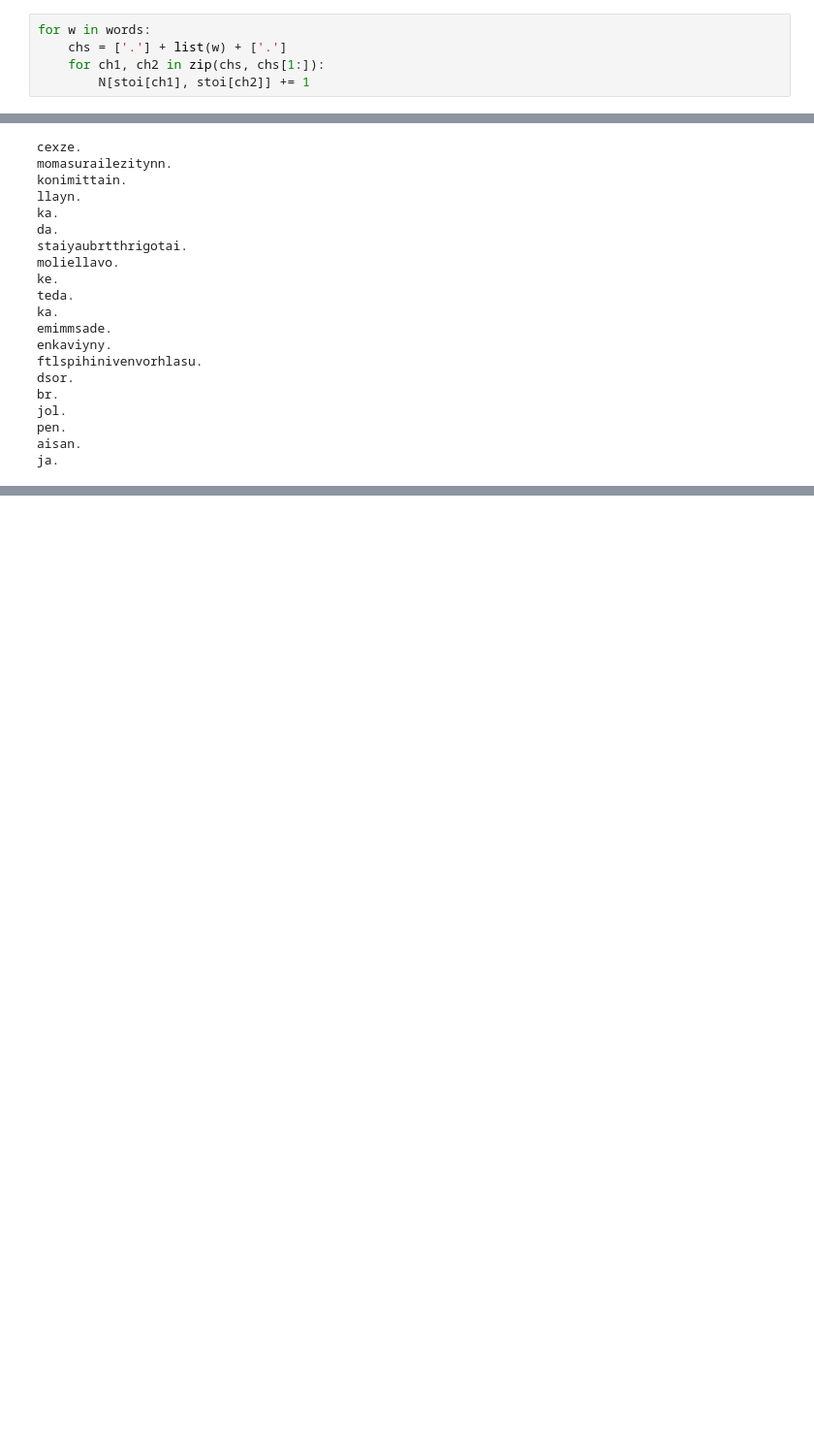
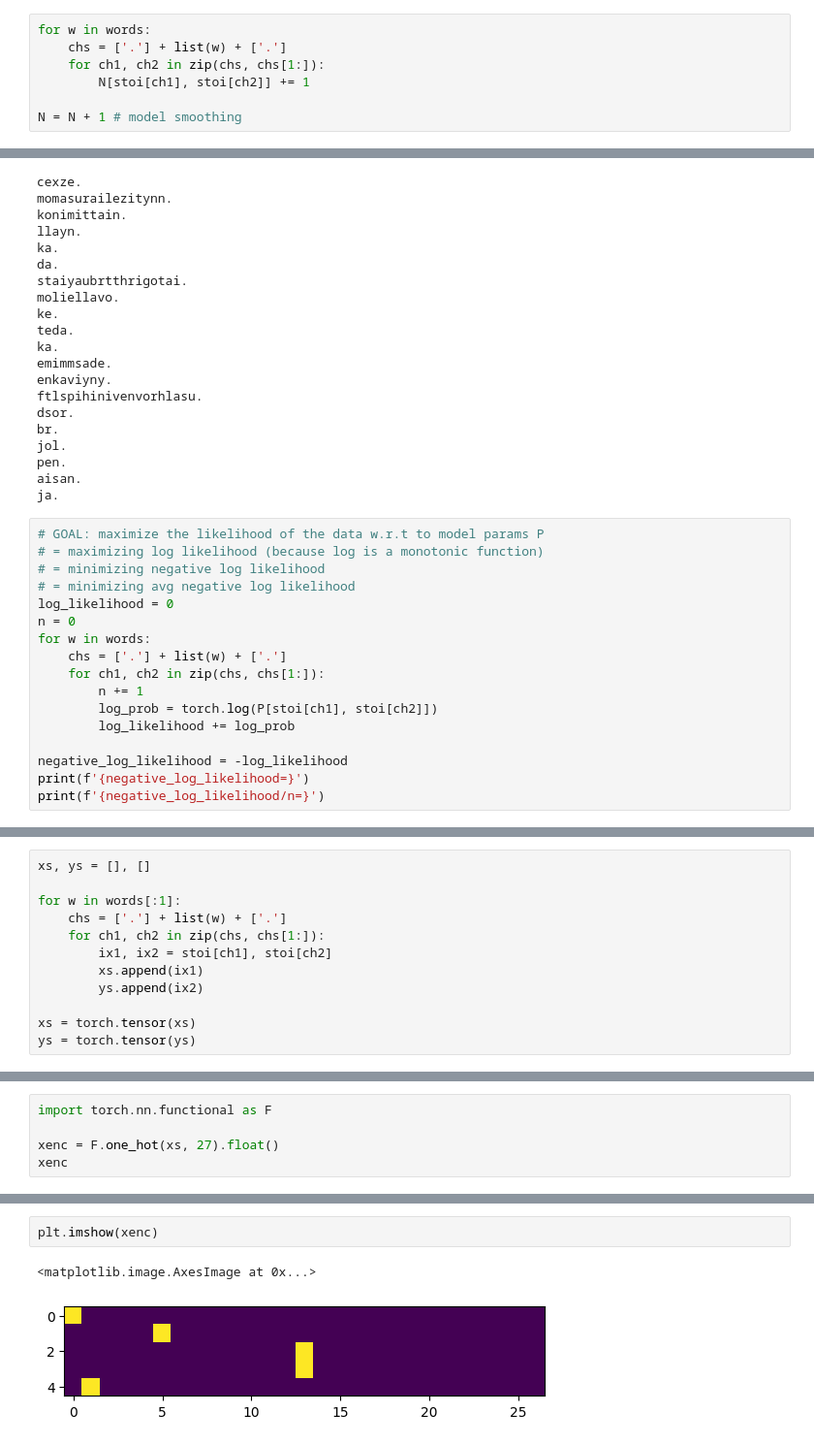
Before and after one commit to khoi/learning-neural-network, a Jupyter notebook: makemore/01-bigram.ipynb, the cells around one changed output, grey strips where cells are left out. Shown at 97% size. Cells and saved outputs as stored; diff of their text form; blank space fills up the shorter version.

```diff
--- a/makemore/01-bigram.ipynb
+++ b/makemore/01-bigram.ipynb
@@ -20,6 +20,8 @@ for w in words:
     chs = ['.'] + list(w) + ['.']
     for ch1, ch2 in zip(chs, chs[1:]):
         N[stoi[ch1], stoi[ch2]] += 1
+
+N = N + 1 # model smoothing
 # %%
 import matplotlib.pyplot as plt
 %matplotlib inline
@@ -82,3 +86,20 @@ jol.
 pen.
 aisan.
 ja.
+# %%
+# GOAL: maximize the likelihood of the data w.r.t to model params P
+# = maximizing log likelihood (because log is a monotonic function)
+# = minimizing negative log likelihood
+# = minimizing avg negative log likelihood
+log_likelihood = 0
+n = 0
+for w in words:
+    chs = ['.'] + list(w) + ['.']
+    for ch1, ch2 in zip(chs, chs[1:]):
+        n += 1
+        log_prob = torch.log(P[stoi[ch1], stoi[ch2]])
+        log_likelihood += log_prob
+
+negative_log_likelihood = -log_likelihood
+print(f'{negative_log_likelihood=}')
+print(f'{negative_log_likelihood/n=}')
@@ -84,0 +109,12 @@ ja.
+# %%
+xs, ys = [], []
+
+for w in words[:1]:
+    chs = ['.'] + list(w) + ['.']
+    for ch1, ch2 in zip(chs, chs[1:]):
+        ix1, ix2 = stoi[ch1], stoi[ch2]
+        xs.append(ix1)
+        ys.append(ix2)
+
+xs = torch.tensor(xs)
+ys = torch.tensor(ys)
@@ -84,0 +129,5 @@ ja.
+# %%
+import torch.nn.functional as F
+
+xenc = F.one_hot(xs, 27).float()
+xenc
@@ -84,0 +145,5 @@ ja.
+# %%
+plt.imshow(xenc)
+# %% [output]
+<matplotlib.image.AxesImage at 0x...>
+[figure, added]
```
Also changed, not shown: parts of 12 cells of this notebook.
